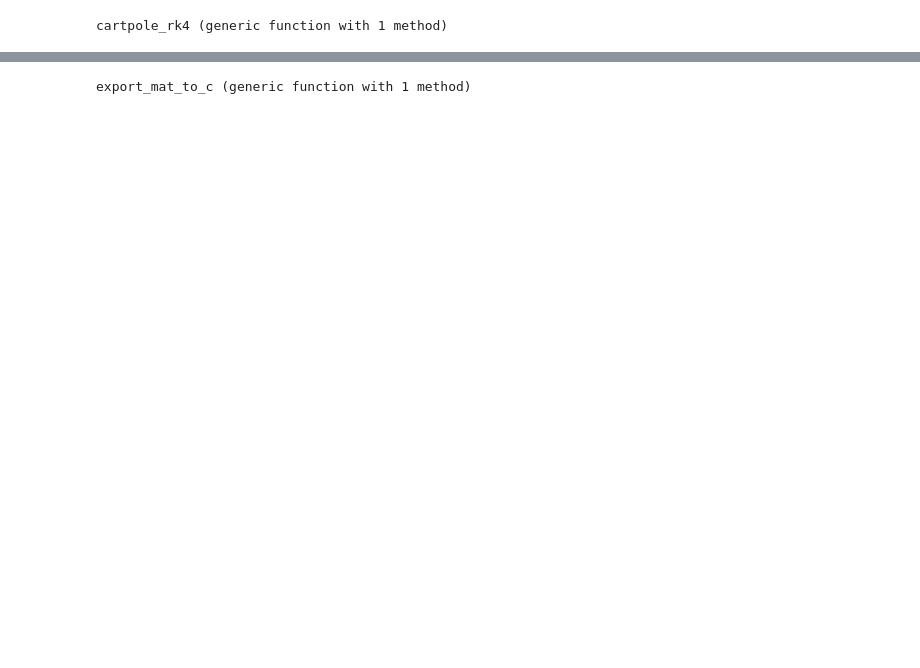
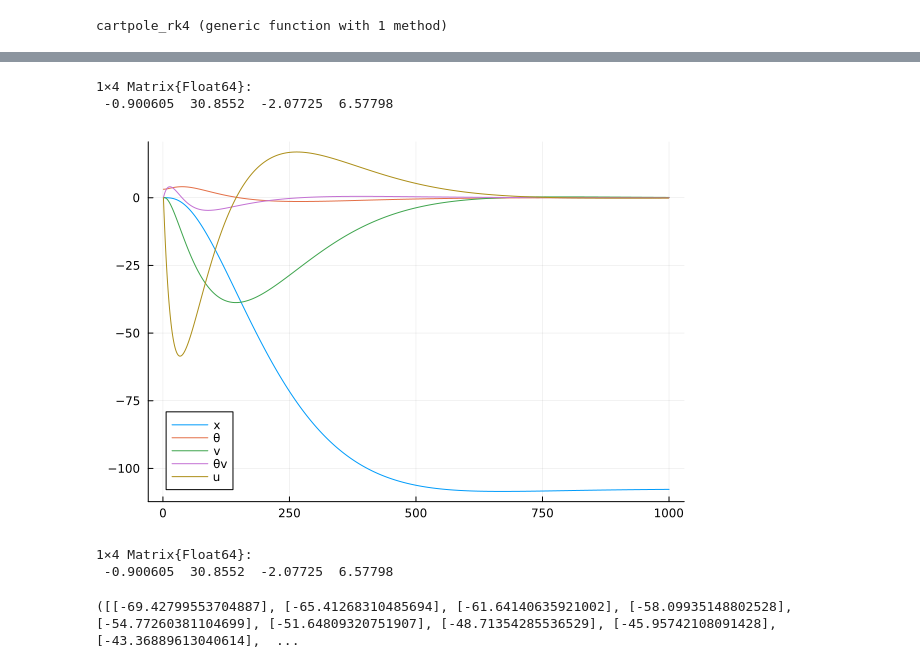
Before and after one commit to sschoedel/cartpole, a Jupyter notebook: Controller/TinyMPC/cartpole.ipynb, the cells around one changed output, grey strips where cells are left out. Drawn from its saved outputs; the diff is of its cells as text; code cells hidden in the pictures; blank space fills up the shorter version.

```diff
--- a/Controller/TinyMPC/cartpole.ipynb
+++ b/Controller/TinyMPC/cartpole.ipynb
@@ -31,10 +29,10 @@ MeshCat Visualizer with path /meshcat/robot/cart/pole at http://127.0.0.1:8701
 # %%
 # Cartpole params
-m1 = 1
-m2 = 1
-ℓ = 0.12
+m1 = 1.0
+m2 = 0.2
+ℓ = 0.5
 
 g = 9.81
 
-h = 1/500
+h = 1/100
 # %% [output]
@@ -78,7 +108,8 @@ xg = [rg; vg; θg; θ̇g];
 # %%
 # Linearize dynamics about vertical
-A = ForwardDiff.jacobian(x->cartpole_rk4(x,0),xg);
-B = ForwardDiff.derivative(u->cartpole_rk4(xg,u),0);
+A = ForwardDiff.jacobian(x->cartpole_rk4(x, 0), [0; pi; 0; 0]);
+B = ForwardDiff.derivative(u->cartpole_rk4([0; pi; 0; 0], u), 0);
+B = reshape(B, (4,1));
 # %%
 display(A)
 display(B)
@@ -150,4 +180,0 @@ u_max = 5
-# %%
-include("TinyMPC.jl")
-# %% [output]
-export_mat_to_c (generic function with 1 method)
@@ -153,0 +190,28 @@ export_mat_to_c (generic function with 1 method)
+# %%
+K
+cache.Kinf .= K[1]
+# %% [output]
+1×4 Matrix{Float64}:
+ -0.900605  30.8552  -2.07725  6.57798
+# %%
+Nl = 1000
+x = [zeros(nx) for i = 1:Nl]
+x[1] = [0; pi; 0; 0]
+u = [zeros(nu) for i = 1:Nl-1]
+
+for k = 1:Nl-1
+    u[k] = -cache.Kinf*(x[k]-[0;pi;0;0])
+    x[k+1] = A*x[k] + B*u[k]
+    # x[k+1] = dynamics(model, x[k], u[k])
+end
+
+plot(hcat(x...)', label=["x" "θ" "v" "θv"])
+plot!(hcat(u...)', label="u")
+# %% [output]
+[figure, added]
+# %%
+x[end]
+cache.Kinf
+# %% [output]
+1×4 Matrix{Float64}:
+ -0.900605  30.8552  -2.07725  6.57798
@@ -153,0 +221,35 @@ export_mat_to_c (generic function with 1 method)
+# %%
+include("TinyMPC.jl")
+
+
+x = [zeros(nx) for i = 1:N]
+# x[1] = X̃ref[k]
+# x[1] = Xref[1]
+x[1] .= [0; pi; 0; 0]
+u = [zeros(nu) for i = 1:N-1]
+
+z = [zeros(nu) for i = 1:N-1]
+znew = [zeros(nu) for i = 1:N-1]
+y = [zeros(nu) for i = 1:N-1]
+
+q = [zeros(nx) for i = 1:N];
+r = [zeros(nu) for i = 1:N-1];
+
+p = [zeros(nx) for i = 1:N];      # cost to go linear term
+p[N] = q[N];
+
+d = [zeros(nu) for i = 1:N-1];    # feedforward control
+
+params = (
+    Q = Q, R = R, Qf = Qf,
+    umin = u_min, umax = u_max,
+    Xref = Xref, Uref = Uref,
+    # Xref = Xref[k:k+Nh-1], Uref = Uref[k:k+Nh-2],
+    cache = cache
+);
+
+# Solve
+Δu = 0
+Δu, status, iter = solve_admm!(vis, params, q, r, p, d, x, u, z, znew, y; ρ=ρ, abs_tol=1e-2, max_iter=200)
+# %% [output]
+([[-69.42799553704887], [-65.41268310485694], [-61.64140635921002], [-58.09935148802528], [-54.77260381104699], [-51.64809320751907], [-48.71354285536529], [-45.95742108091428], [-43.36889613040614],  ...
```
Also changed, not shown: parts of 14 cells of this notebook, 4 other files.
